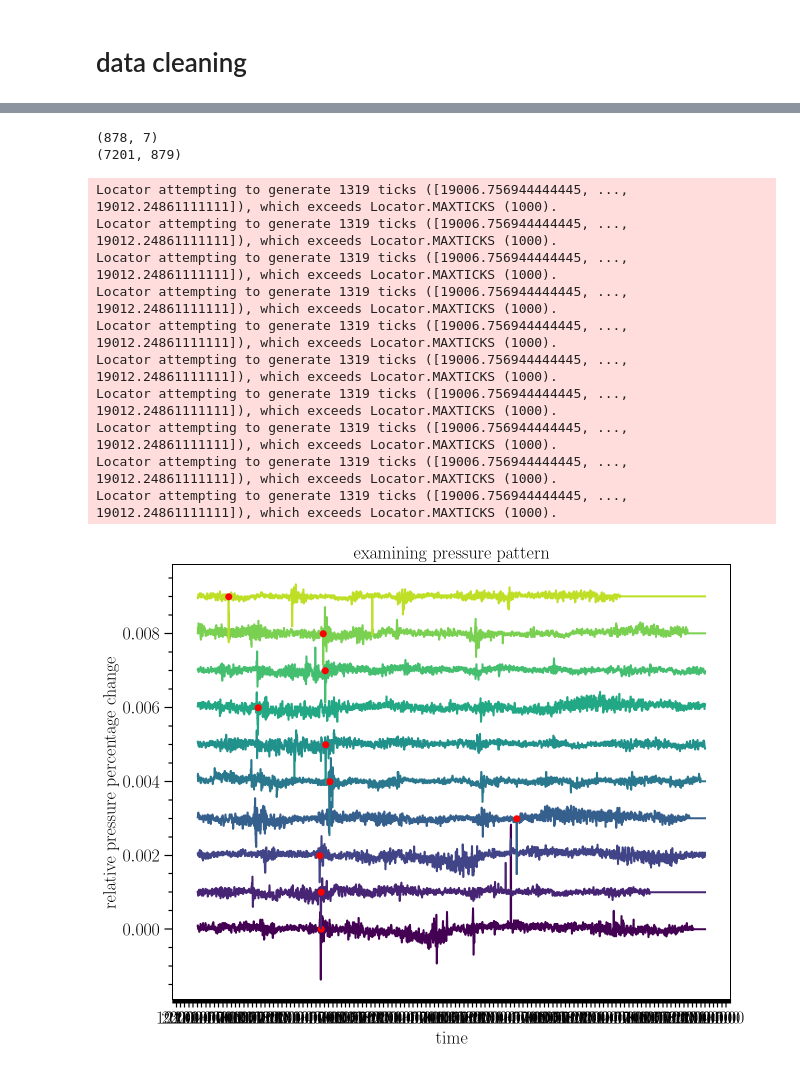
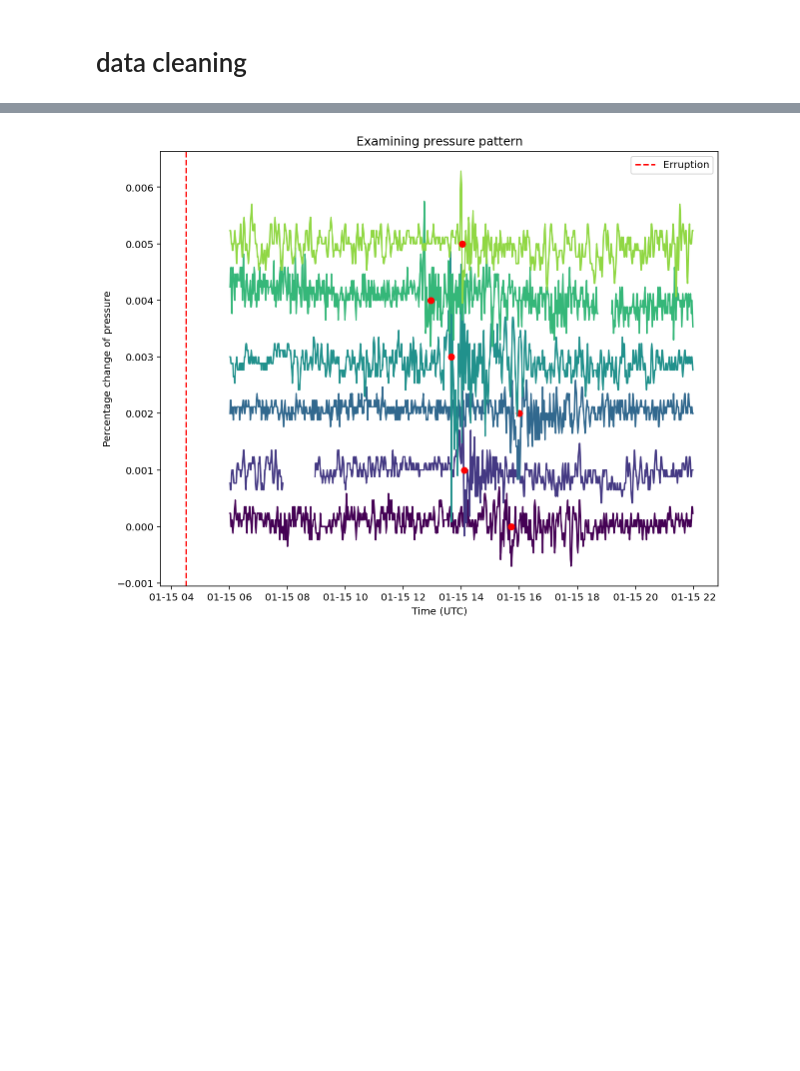
Before and after one commit to yanglyu902/tonga-volcano-shockwave-study, a Jupyter notebook: analysis.ipynb, the cells around one changed output, grey strips where cells are left out. Cells and saved outputs as stored; diff of their text form; code cells hidden in the pictures; blank space fills up the shorter version.

```diff
--- a/analysis.ipynb
+++ b/analysis.ipynb
@@ -102,0 +142,15 @@ print(df_stations.shape)
+# %%
+forward_t = []
+backward_t = []
+t_errupt = pd.to_datetime('2022-01-15 04:14:00')
+t_to_station = pd.to_timedelta('7 hours 0 minutes') # SFO
+# t_to_station = pd.to_timedelta('9 hours 20 minutes') # MIA
+t_circle = pd.to_timedelta('35 hours 0 minutes')
+for i in range(0, 5):
+    forward_t.append(t_errupt + t_to_station + i * t_circle)
+    backward_t.append(t_errupt + t_circle - t_to_station + i * t_circle)
+
+    # forward_t.append(pd.to_datetime('2022-01-15 04:30:00') + pd.to_timedelta('9 hours 20 minutes') + i * pd.to_timedelta('34 hours')) # MIA
+
+    # forward_t.append(pd.to_datetime('2022-01-15 04:30:00') + pd.to_timedelta('8 hours') + i * pd.to_timedelta('33 hours')) # DFW
+    # backward_t.append(pd.to_datetime('2022-01-15 04:30:00') + pd.to_timedelta('33 hours') - pd.to_timedelta('8 hours') + i * pd.to_timedelta('33 hours')) # DFW
@@ -128,12 +201,13 @@ show_gradient('ORD')
 # %%
 # calculate percent change and find time of shock wave arriving
-curr_period = 5
 
 t_shock = []
 dt_shock = []
 amplitude = []
 for s in df_stations['station']:
-    changes = df_series[s].pct_change(periods=curr_period) # find percentage change
+    # changes = df_series[s].pct_change(periods=curr_period) # find percentage change
+    changes = np.gradient(df_series[s], 3)
+    changes[np.isnan(changes)] = 100
     t_min = df_series['time'].loc[changes == np.min(changes)] # TimeStamp corresponding to most negative change
 
     # plt.figure()
@@ -160,36 +238,26 @@ df_stations.head()
 # %%
 # visualize pressure gradients for all stations
-print(df_stations.shape)
-print(df_series.shape)
 
 fig, ax = plt.subplots(figsize=(10,8))
 cm = matplotlib.cm.get_cmap()
 
-n_toshow = 10
+n_toshow = 6
 for i in range(n_toshow):
     s = stations[i]
-    ax.plot(df_series['time'], i/1000 + 0.7 * df_series[s].pct_change(periods=curr_period), color=cm(i/n_toshow))
+    # ax.plot(df_series['time'], i/1000 + 0.7 * df_series[s].pct_change(periods=curr_period), color=cm(i/n_toshow))
+    ax.plot(df_series['time'], i/1000 + 0.7 * np.gradient(df_series[s], 3), color=cm(i/n_toshow))
+
     ax.plot(df_stations[df_stations['station']==s]['t_shock'], i/1000, 'o', color='red')
-
-ax.xaxis.set_major_locator(mdates.HourLocator(interval=1))
-ax.xaxis.set_major_formatter(mdates.DateFormatter('%H:%M'))
-ax.xaxis.set_minor_locator(mdates.MinuteLocator(interval=6))
-ax.set_xlabel('time')
-ax.set_ylabel('relative pressure percentage change')
-plt.title('examining pressure pattern')
+#
+plt.axvline(pd.to_datetime('2022-01-15 04:30:00'), linestyle='--', color='r', label='Erruption')
+# ax.xaxis.set_major_locator(mdates.HourLocator(interval=1))
+# ax.xaxis.set_major_formatter(mdates.DateFormatter('%H:%M'))
+# ax.xaxis.set_minor_locator(mdates.MinuteLocator(interval=6))
+ax.set_xlabel('Time (UTC)')
+ax.set_ylabel('Percentage change of pressure')
+plt.title('Examining pressure pattern')
+plt.legend()
 # plt.xlim(datetime.datetime(2022, 1, 15, 10, 0), datetime.datetime(2022, 1, 15, 15, 0))
 plt.show()
 # %% [output]
-(878, 7)
-(7201, 879)
-Locator attempting to generate 1319 ticks ([19006.756944444445, ..., 19012.24861111111]), which exceeds Locator.MAXTICKS (1000).
-Locator attempting to generate 1319 ticks ([19006.756944444445, ..., 19012.24861111111]), which exceeds Locator.MAXTICKS (1000).
-Locator attempting to generate 1319 ticks ([19006.756944444445, ..., 19012.24861111111]), which exceeds Locator.MAXTICKS (1000).
-Locator attempting to generate 1319 ticks ([19006.756944444445, ..., 19012.24861111111]), which exceeds Locator.MAXTICKS (1000).
-Locator attempting to generate 1319 ticks ([19006.756944444445, ..., 19012.24861111111]), which exceeds Locator.MAXTICKS (1000).
-Locator attempting to generate 1319 ticks ([19006.756944444445, ..., 19012.24861111111]), which exceeds Locator.MAXTICKS (1000).
-Locator attempting to generate 1319 ticks ([19006.756944444445, ..., 19012.24861111111]), which exceeds Locator.MAXTICKS (1000).
-Locator attempting to generate 1319 ticks ([19006.756944444445, ..., 19012.24861111111]), which exceeds Locator.MAXTICKS (1000).
-Locator attempting to generate 1319 ticks ([19006.756944444445, ..., 19012.24861111111]), which exceeds Locator.MAXTICKS (1000).
-Locator attempting to generate 1319 ticks ([19006.756944444445, ..., 19012.24861111111]), which exceeds Locator.MAXTICKS (1000).
-[figure, old version]
+[figure, new version]
```
Also changed, not shown: parts of 24 cells of this notebook, 3 other files.
